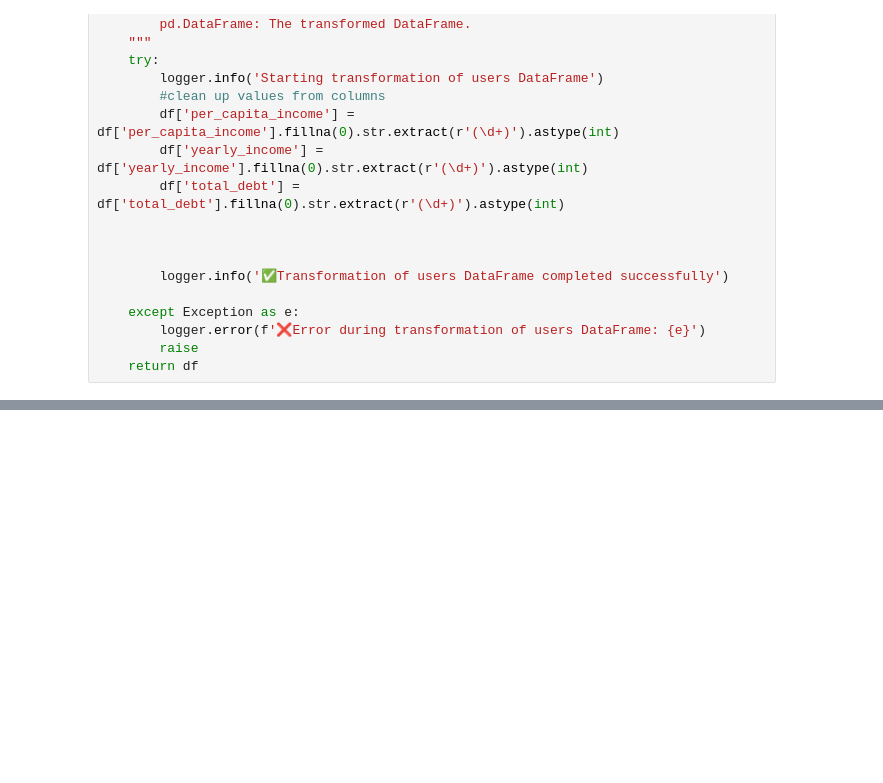
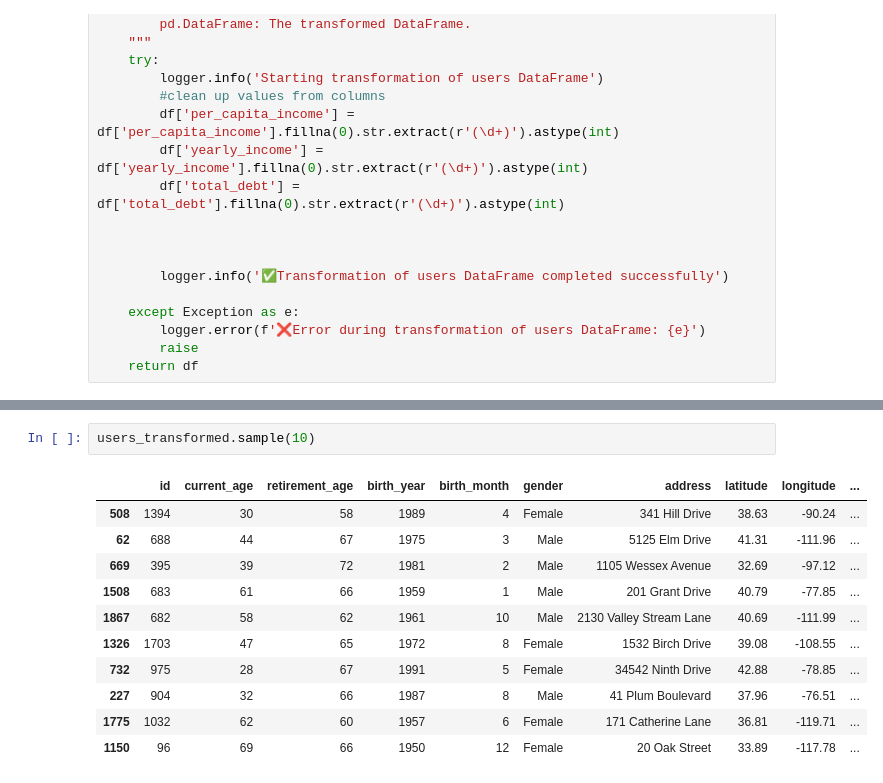
Before and after one commit to jimmyuchuvo/financial_transactions_project, a Jupyter notebook: scripts/EDA_users_data.ipynb, the cells around one changed output, grey strips where cells are left out. Drawn from its saved outputs; the diff is of its cells as text; blank space fills up the shorter version.

```diff
--- a/scripts/EDA_users_data.ipynb
+++ b/scripts/EDA_users_data.ipynb
@@ -154,0 +174,14 @@ def extract_users_data() -> pd.DataFrame:
+# %%
+users_transformed.sample(10)
+# %% [output]
+|  | id | current_age | retirement_age | birth_year | birth_month | gender | address | latitude | longitude | ... |
+| 508 | 1394 | 30 | 58 | 1989 | 4 | Female | 341 Hill Drive | 38.63 | -90.24 | ... |
+| 62 | 688 | 44 | 67 | 1975 | 3 | Male | 5125 Elm Drive | 41.31 | -111.96 | ... |
+| 669 | 395 | 39 | 72 | 1981 | 2 | Male | 1105 Wessex Avenue | 32.69 | -97.12 | ... |
+| 1508 | 683 | 61 | 66 | 1959 | 1 | Male | 201 Grant Drive | 40.79 | -77.85 | ... |
+| 1867 | 682 | 58 | 62 | 1961 | 10 | Male | 2130 Valley Stream Lane | 40.69 | -111.99 | ... |
+| 1326 | 1703 | 47 | 65 | 1972 | 8 | Female | 1532 Birch Drive | 39.08 | -108.55 | ... |
+| 732 | 975 | 28 | 67 | 1991 | 5 | Female | 34542 Ninth Drive | 42.88 | -78.85 | ... |
+| 227 | 904 | 32 | 66 | 1987 | 8 | Male | 41 Plum Boulevard | 37.96 | -76.51 | ... |
+| 1775 | 1032 | 62 | 60 | 1957 | 6 | Female | 171 Catherine Lane | 36.81 | -119.71 | ... |
+| 1150 | 96 | 69 | 66 | 1950 | 12 | Female | 20 Oak Street | 33.89 | -117.78 | ... |
```
Also changed, not shown: parts of 19 cells of this notebook, 4 other files.
